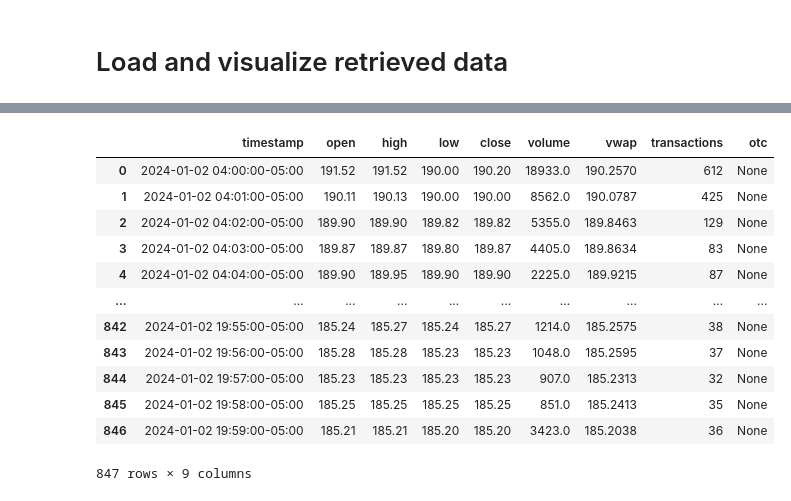
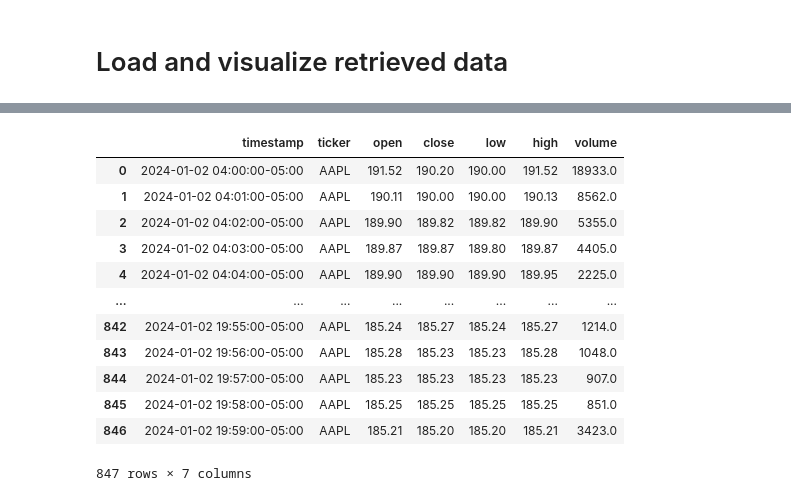
Before and after one commit to sukiboo/historical-asset-prices, a Jupyter notebook: load_data.ipynb, the cells around one changed output, grey strips where cells are left out. Saved outputs shown, nothing was run; the diff lists cells and outputs as text; code cells hidden in the pictures.

Commit message:
standardize columns

```diff
--- a/load_data.ipynb
+++ b/load_data.ipynb
@@ -26,17 +9,17 @@ df
 # %%
-df = pd.read_parquet(f"./data/stocks/AAPL/2024-01-02.parquet")
-df
+stocks = pd.read_parquet(f"./data/stocks/AAPL/")
+stocks
 # %% [output]
-|  | timestamp | open | high | low | close | volume | vwap | transactions | otc |
-| 0 | 2024-01-02 04:00:00-05:00 | 191.52 | 191.52 | 190.00 | 190.20 | 18933.0 | 190.2570 | 612 | None |
-| 1 | 2024-01-02 04:01:00-05:00 | 190.11 | 190.13 | 190.00 | 190.00 | 8562.0 | 190.0787 | 425 | None |
-| 2 | 2024-01-02 04:02:00-05:00 | 189.90 | 189.90 | 189.82 | 189.82 | 5355.0 | 189.8463 | 129 | None |
-| 3 | 2024-01-02 04:03:00-05:00 | 189.87 | 189.87 | 189.80 | 189.87 | 4405.0 | 189.8634 | 83 | None |
-| 4 | 2024-01-02 04:04:00-05:00 | 189.90 | 189.95 | 189.90 | 189.90 | 2225.0 | 189.9215 | 87 | None |
-| ... | ... | ... | ... | ... | ... | ... | ... | ... | ... |
-| 842 | 2024-01-02 19:55:00-05:00 | 185.24 | 185.27 | 185.24 | 185.27 | 1214.0 | 185.2575 | 38 | None |
-| 843 | 2024-01-02 19:56:00-05:00 | 185.28 | 185.28 | 185.23 | 185.23 | 1048.0 | 185.2595 | 37 | None |
-| 844 | 2024-01-02 19:57:00-05:00 | 185.23 | 185.23 | 185.23 | 185.23 | 907.0 | 185.2313 | 32 | None |
-| 845 | 2024-01-02 19:58:00-05:00 | 185.25 | 185.25 | 185.25 | 185.25 | 851.0 | 185.2413 | 35 | None |
-| 846 | 2024-01-02 19:59:00-05:00 | 185.21 | 185.21 | 185.20 | 185.20 | 3423.0 | 185.2038 | 36 | None |
+|  | timestamp | ticker | open | close | low | high | volume |
+| 0 | 2024-01-02 04:00:00-05:00 | AAPL | 191.52 | 190.20 | 190.00 | 191.52 | 18933.0 |
+| 1 | 2024-01-02 04:01:00-05:00 | AAPL | 190.11 | 190.00 | 190.00 | 190.13 | 8562.0 |
+| 2 | 2024-01-02 04:02:00-05:00 | AAPL | 189.90 | 189.82 | 189.82 | 189.90 | 5355.0 |
+| 3 | 2024-01-02 04:03:00-05:00 | AAPL | 189.87 | 189.87 | 189.80 | 189.87 | 4405.0 |
+| 4 | 2024-01-02 04:04:00-05:00 | AAPL | 189.90 | 189.90 | 189.90 | 189.95 | 2225.0 |
+| ... | ... | ... | ... | ... | ... | ... | ... |
+| 842 | 2024-01-02 19:55:00-05:00 | AAPL | 185.24 | 185.27 | 185.24 | 185.27 | 1214.0 |
+| 843 | 2024-01-02 19:56:00-05:00 | AAPL | 185.28 | 185.23 | 185.23 | 185.28 | 1048.0 |
+| 844 | 2024-01-02 19:57:00-05:00 | AAPL | 185.23 | 185.23 | 185.23 | 185.23 | 907.0 |
+| 845 | 2024-01-02 19:58:00-05:00 | AAPL | 185.25 | 185.25 | 185.25 | 185.25 | 851.0 |
+| 846 | 2024-01-02 19:59:00-05:00 | AAPL | 185.21 | 185.20 | 185.20 | 185.21 | 3423.0 |
-847 rows × 9 columns
+847 rows × 7 columns
```
Also changed, not shown: parts of 4 cells of this notebook, 7 other files.
